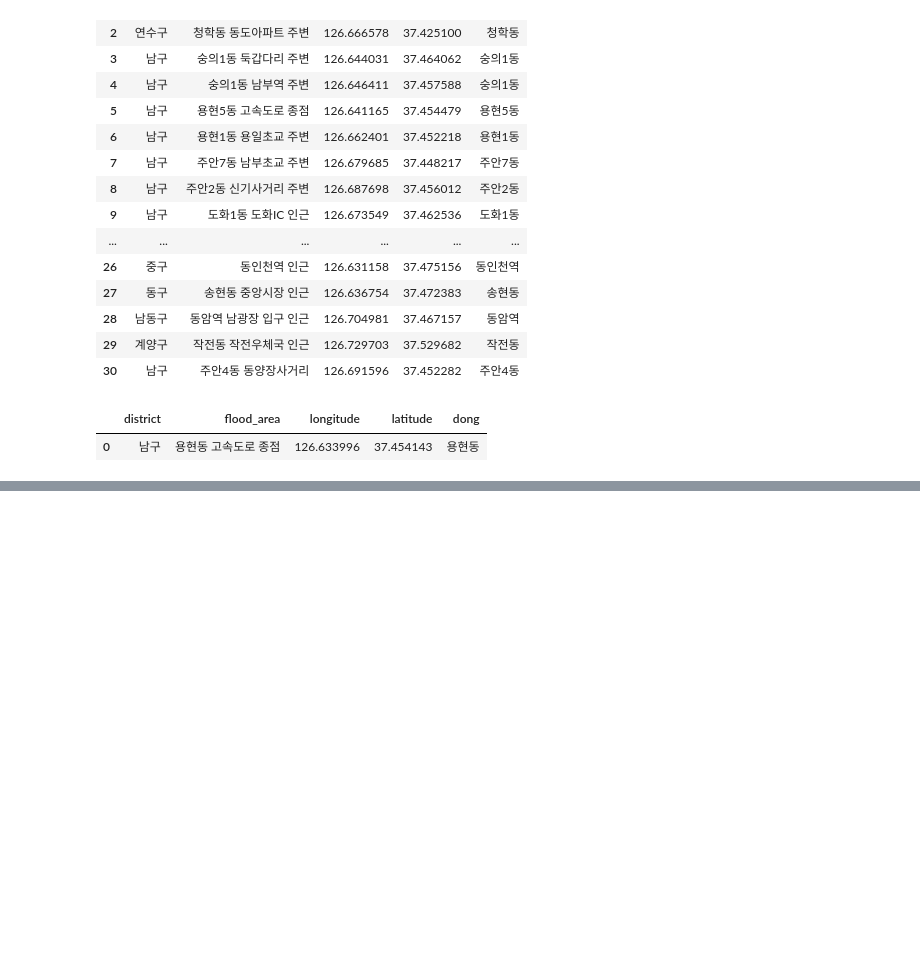
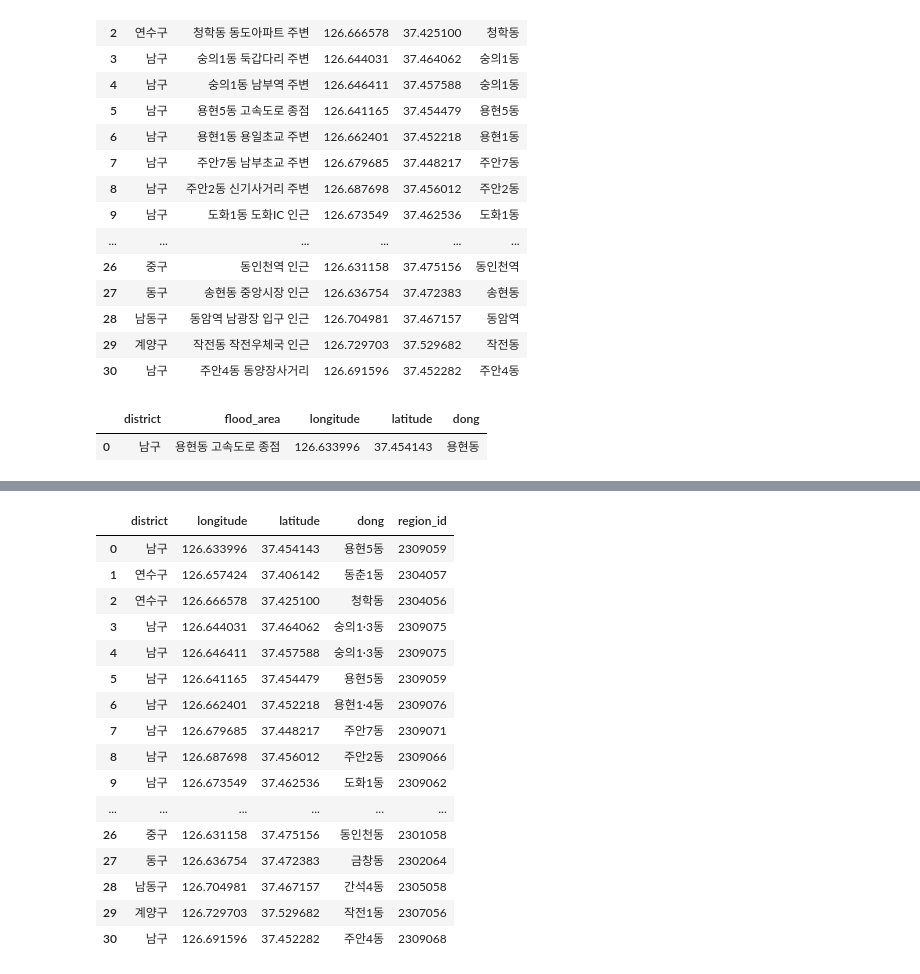
Before and after one commit to hoochh/python_lecture, a Jupyter notebook: project/incheon_flood_edit.ipynb, the cells around one changed output, grey strips where cells are left out. Saved outputs shown, nothing was run; the diff lists cells and outputs as text; code cells hidden in the pictures; blank space fills up the shorter version.

```diff
--- a/project/incheon_flood_edit.ipynb
+++ b/project/incheon_flood_edit.ipynb
@@ -68 +89,4 @@ flood_pd[flood_pd['dong']=='용현동']
+# %%
+flood_pd2['region_id']=''
+region=[]
 # %%
@@ -73,2 +135,23 @@ for i, val in flood_pd.iterrows():
+# %%
+flood_pd2['region_id']=region
+flood_pd2
+# %% [output]
+|  | district | longitude | latitude | dong | region_id |
+| 0 | 남구 | 126.633996 | 37.454143 | 용현5동 | 2309059 |
+| 1 | 연수구 | 126.657424 | 37.406142 | 동춘1동 | 2304057 |
+| 2 | 연수구 | 126.666578 | 37.425100 | 청학동 | 2304056 |
+| 3 | 남구 | 126.644031 | 37.464062 | 숭의1·3동 | 2309075 |
+| 4 | 남구 | 126.646411 | 37.457588 | 숭의1·3동 | 2309075 |
+| 5 | 남구 | 126.641165 | 37.454479 | 용현5동 | 2309059 |
+| 6 | 남구 | 126.662401 | 37.452218 | 용현1·4동 | 2309076 |
+| 7 | 남구 | 126.679685 | 37.448217 | 주안7동 | 2309071 |
+| 8 | 남구 | 126.687698 | 37.456012 | 주안2동 | 2309066 |
+| 9 | 남구 | 126.673549 | 37.462536 | 도화1동 | 2309062 |
+| ... | ... | ... | ... | ... | ... |
+| 26 | 중구 | 126.631158 | 37.475156 | 동인천동 | 2301058 |
+| 27 | 동구 | 126.636754 | 37.472383 | 금창동 | 2302064 |
+| 28 | 남동구 | 126.704981 | 37.467157 | 간석4동 | 2305058 |
+| 29 | 계양구 | 126.729703 | 37.529682 | 작전1동 | 2307056 |
+| 30 | 남구 | 126.691596 | 37.452282 | 주안4동 | 2309068 |
 # %%
 del flood_pd['flood_area']
```
Also changed, not shown: parts of 6 cells of this notebook, 40 other files.
